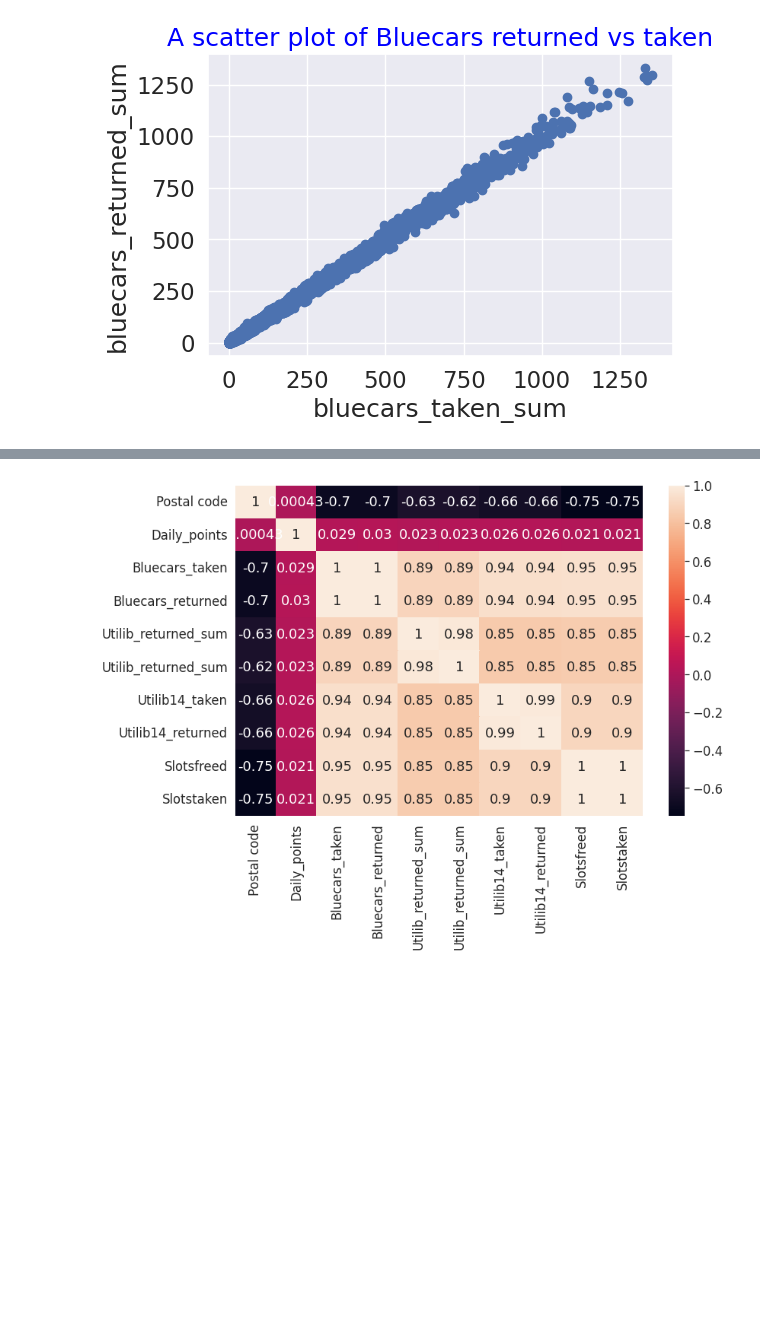
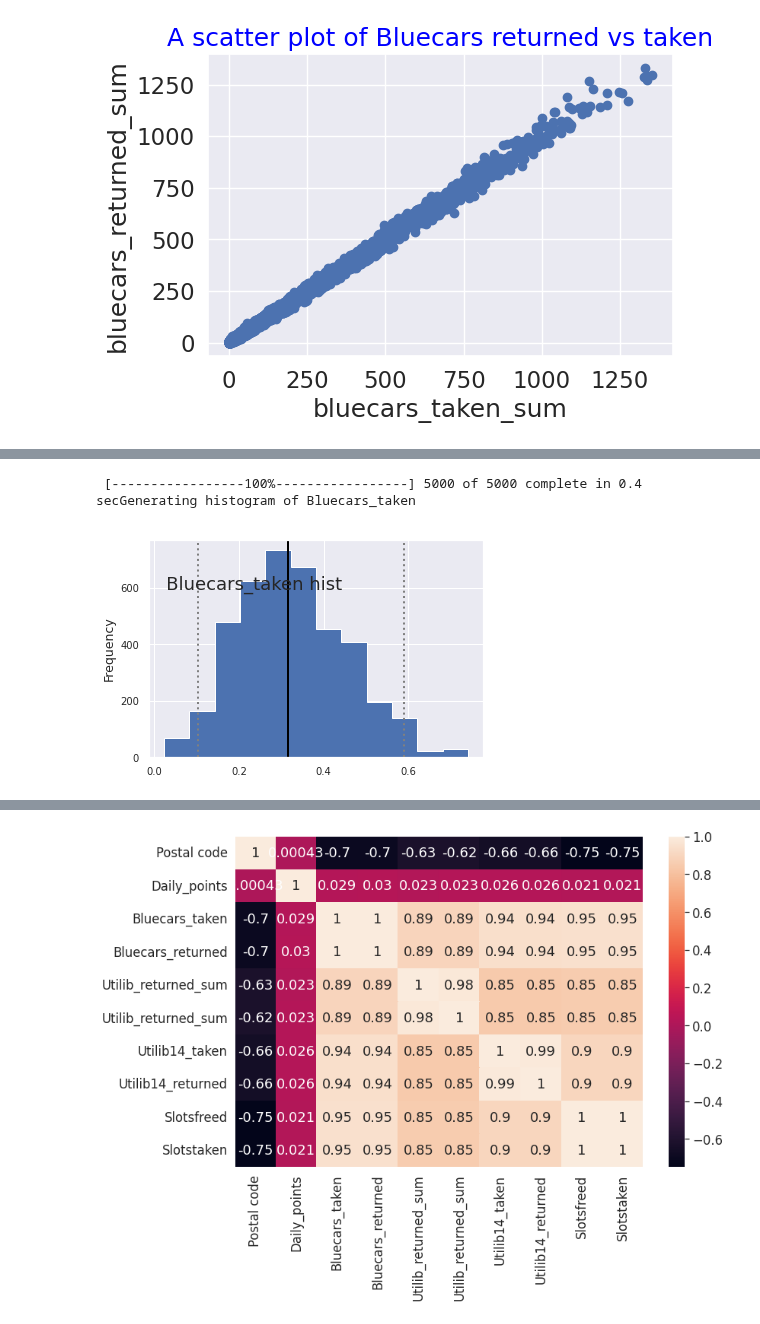
Before and after one commit to captmmari/Decsriptive-analysis-Independent-project, a Jupyter notebook: Simon_Mmari_Independent_Project_Week04_Core.ipynb, the cells around one changed output, grey strips where cells are left out. Cells and saved outputs as stored; diff of their text form; code cells hidden in the pictures; blank space fills up the shorter version.

```diff
--- a/Simon_Mmari_Independent_Project_Week04_Core.ipynb
+++ b/Simon_Mmari_Independent_Project_Week04_Core.ipynb
@@ -449,0 +612,24 @@ plt.show()
+# %%
+# Samples drawn from the prior distribution show that the prior is uniformly distributed between 0 and 1 on the x axis.
+def create_model(data):
+
+    uni_prior = Uniform('Bluecars_taken', lower=0,upper=1.0 )
+    bern = Bernoulli('bern',p=uni_prior, value=data,observed=True)
+    model=Model([uni_prior,bern])
+    return model
+# %%
+sample_size=10
+
+def get_traces(sample_size):
+    data=bernoulli.rvs(0.3,size=sample_size)
+    model=create_model(data)
+    model.seed()
+    mc1 = MCMC(model)
+    mc1.sample(iter=5000,burn=1000)
+    return mc1,mc1.trace('Bluecars_taken')[:]
+
+mc1,traces=get_traces(sample_size)
+plott.histogram(traces,"Bluecars_taken")
+# %% [output]
+ [-----------------100%-----------------] 5000 of 5000 complete in 0.4 secGenerating histogram of Bluecars_taken
+[figure, added]
```
Also changed, not shown: parts of 31 cells of this notebook.
